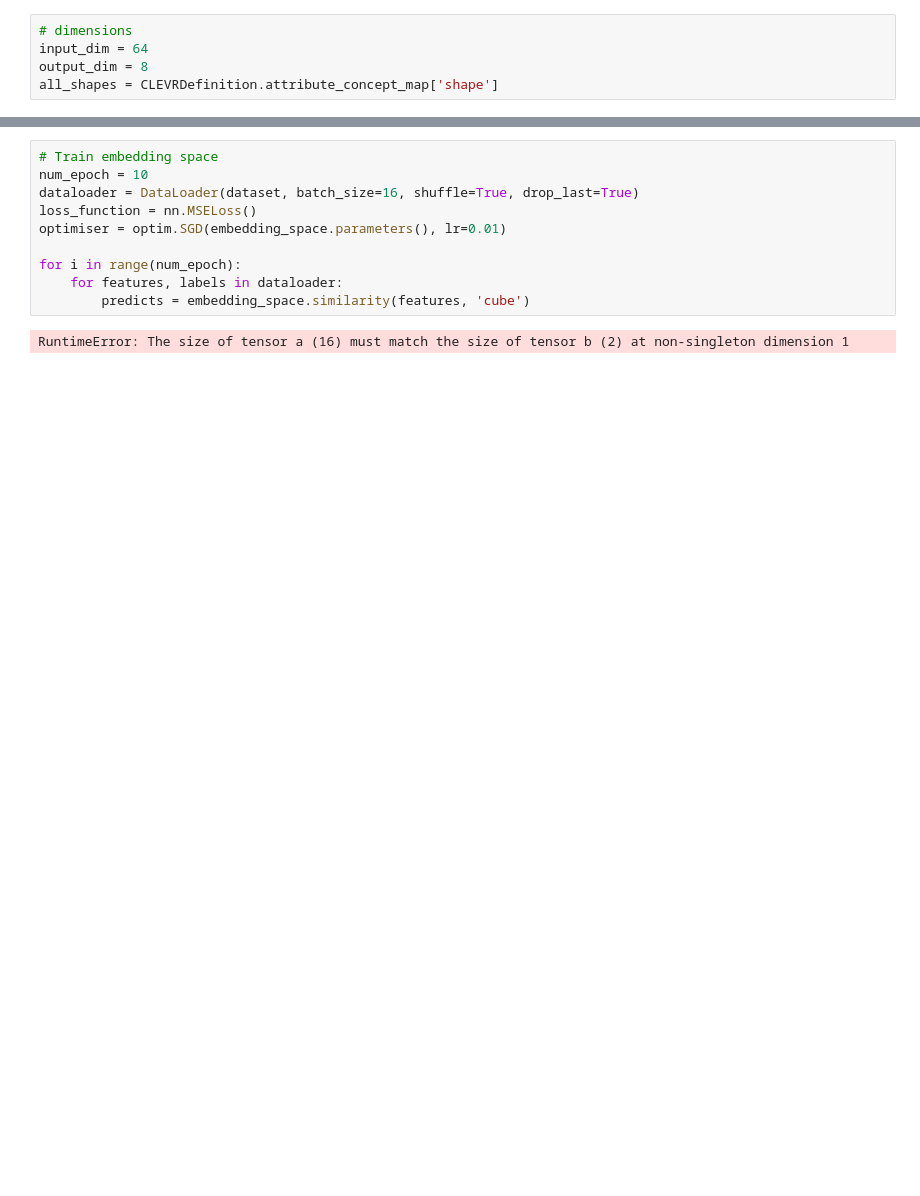
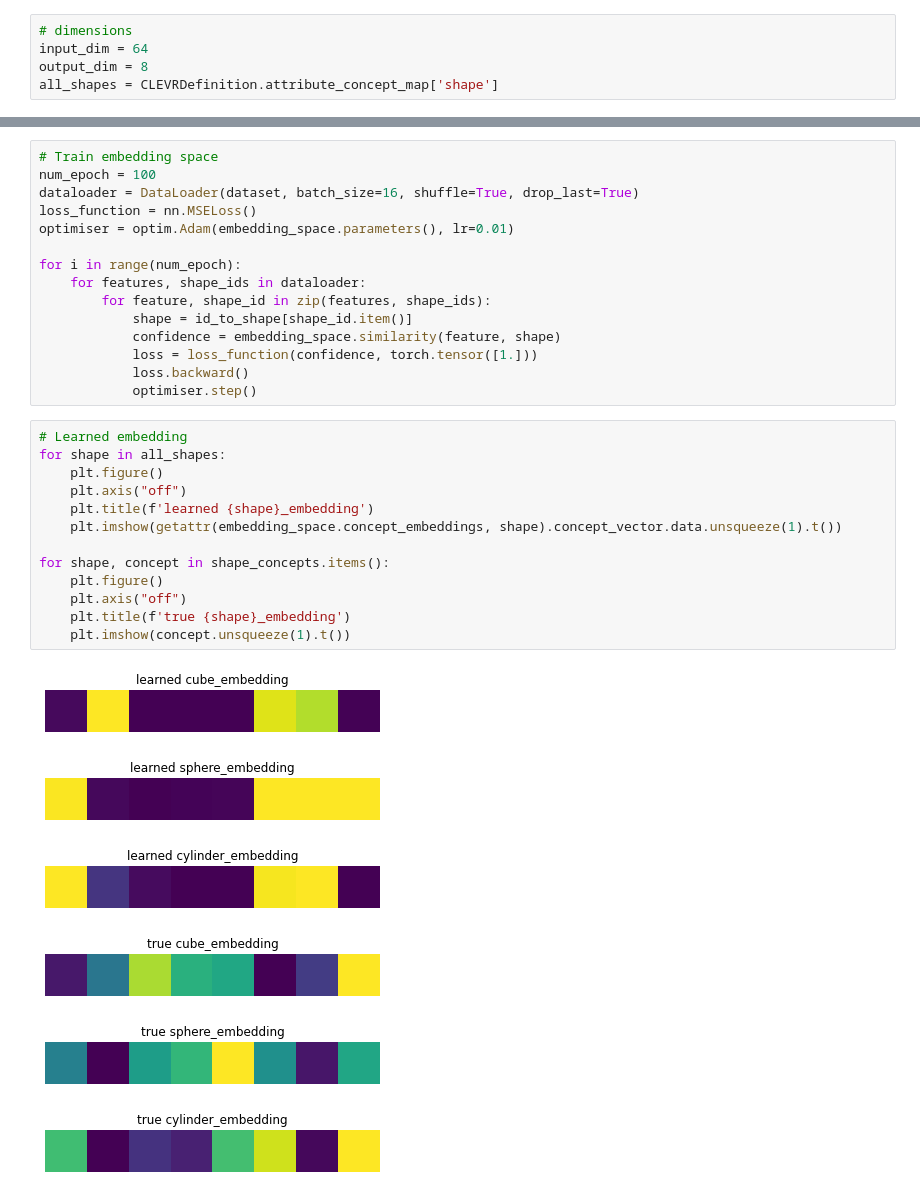
Before and after one commit to COMP6248-Reproducability-Challenge/nscl_reproducability_challenge, a Jupyter notebook: embedding.ipynb, the cells around one changed output, grey strips where cells are left out. Saved outputs shown, nothing was run; the diff lists cells and outputs as text; blank space fills up the shorter version.

```diff
--- a/embedding.ipynb
+++ b/embedding.ipynb
@@ -126,12 +117,35 @@ tensor(0.2151, grad_fn=<SigmoidBackward>)
 # %%
 # Train embedding space
-num_epoch = 10
+num_epoch = 100
 dataloader = DataLoader(dataset, batch_size=16, shuffle=True, drop_last=True)
 loss_function = nn.MSELoss()
-optimiser = optim.SGD(embedding_space.parameters(), lr=0.01)
+optimiser = optim.Adam(embedding_space.parameters(), lr=0.01)
 
 for i in range(num_epoch):
-    for features, labels in dataloader:
-        predicts = embedding_space.similarity(features, 'cube')
+    for features, shape_ids in dataloader:
+        for feature, shape_id in zip(features, shape_ids):
+            shape = id_to_shape[shape_id.item()]
+            confidence = embedding_space.similarity(feature, shape)
+            loss = loss_function(confidence, torch.tensor([1.]))
+            loss.backward()
+            optimiser.step()
-# %% [output]
-RuntimeError: The size of tensor a (16) must match the size of tensor b (2) at non-singleton dimension 1
+# %%
+# Learned embedding
+for shape in all_shapes:
+    plt.figure()
+    plt.axis("off")
+    plt.title(f'learned {shape}_embedding')
+    plt.imshow(getattr(embedding_space.concept_embeddings, shape).concept_vector.data.unsqueeze(1).t())
+
+for shape, concept in shape_concepts.items():
+    plt.figure()
+    plt.axis("off")
+    plt.title(f'true {shape}_embedding')
+    plt.imshow(concept.unsqueeze(1).t())
+# %% [output]
+[figure, added]
+[figure, added]
+[figure, added]
+[figure, added]
+[figure, added]
+[figure, added]
```
Also changed, not shown: parts of 9 cells of this notebook, 1 other file.
